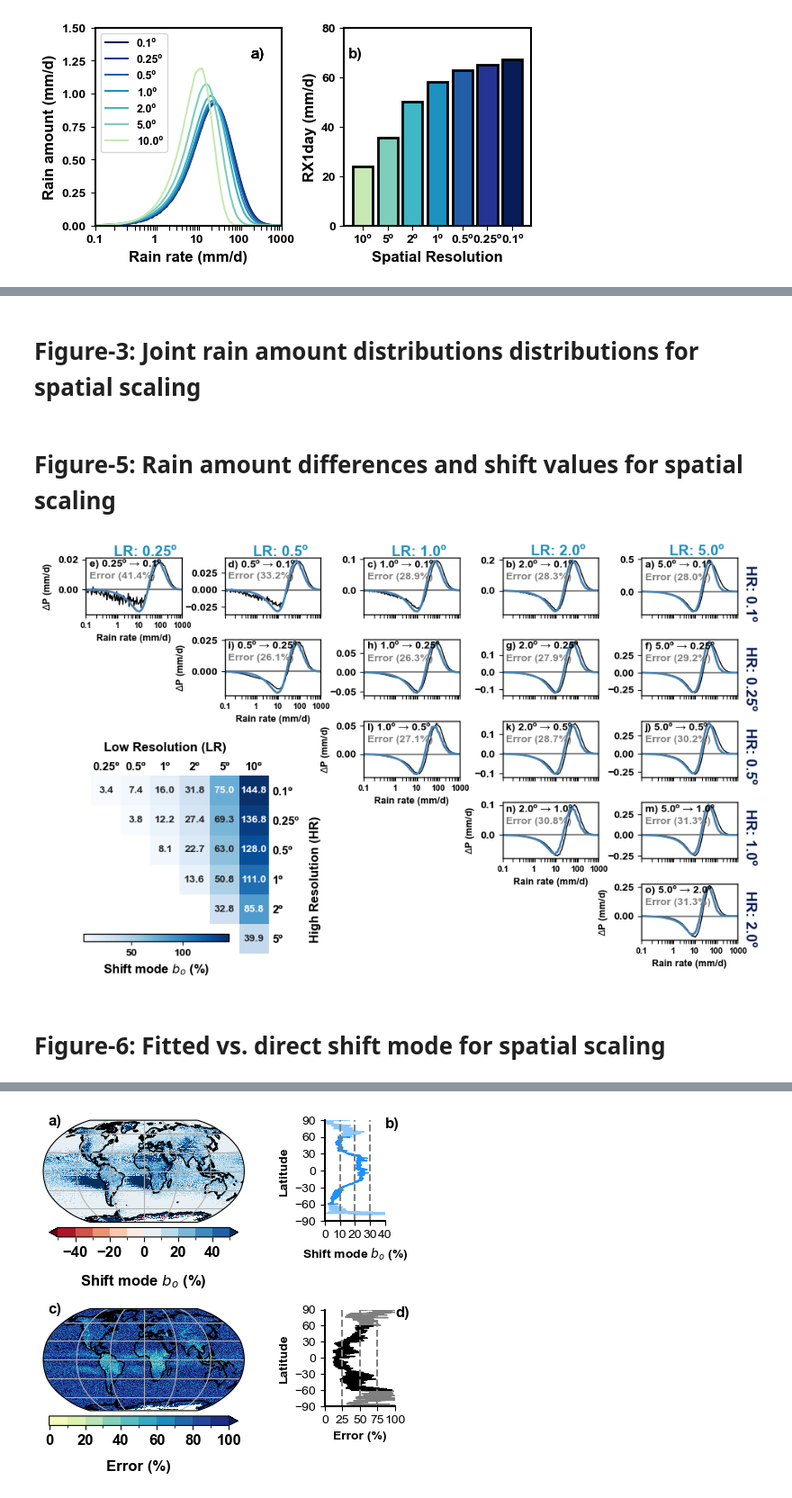
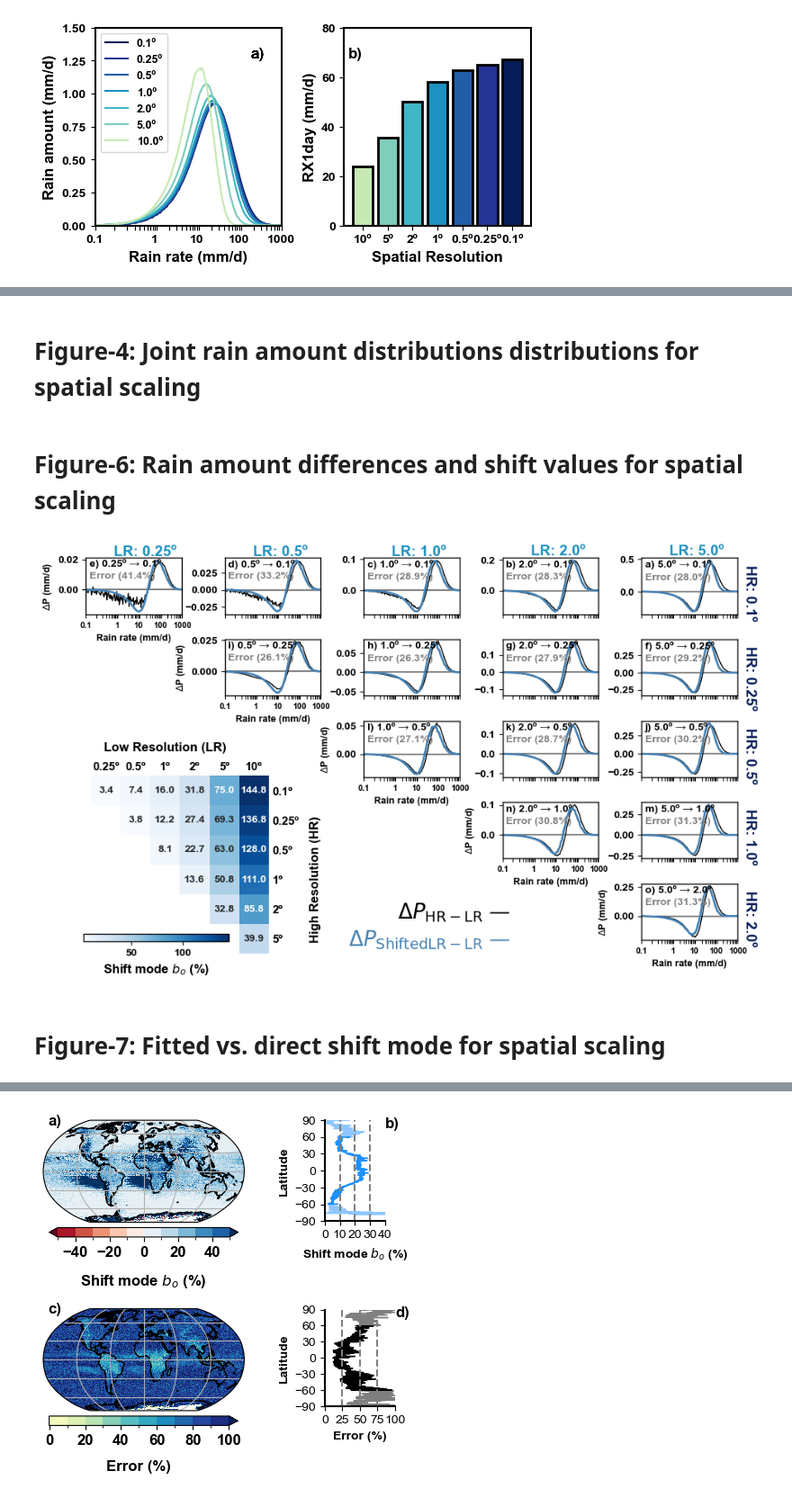
Before and after one commit to akshayrajeev1/precip-scaling-obs, a Jupyter notebook: notebooks/Note01_mainfigures.ipynb, the cells around one changed output, grey strips where cells are left out. Shown at 90% size. Saved outputs shown, nothing was run; the diff lists cells and outputs as text; code cells hidden in the pictures.

Commit message:
updated scripts, notebooks, figure order and frogs dist data

```diff
--- a/notebooks/Note01_mainfigures.ipynb
+++ b/notebooks/Note01_mainfigures.ipynb
@@ -91,6 +91,13 @@ def calcbo(LRdist,HRdist,bincrates):
     pamtbo[1:] = np.interp(xp - b, xp, LRdist[1:])
     err=100*np.nansum(np.abs(pamtbo[2:]-HRdist[2:]))/np.nansum(np.abs(dpamt[2:]))
     return (bo, pamtbo, err)
+# %%
+def rainpeak(HRdist,bincrates):
+    scH=np.cumsum(HRdist)/np.sum(HRdist)
+    p = 0.5
+    rpeak = np.interp(p, scH, bincrates)
+
+    return (rpeak)
 # %%
 def shiftcalc(LRdist,HRdist,bincrates):
 
@@ -234,0 +244,12 @@ filename='./../figs/fig2_rain_amount.pdf'
+# %%
+res=[10,25,50,100,200,500,1000]
+
+for i in range(0,len(res)):
+    if i==0:
+        data1= xr.open_dataset('./../data/spatial/dist_data/raindist_data_'+str(res[i])+'_25km.nc')## Reading in data. Current structure is that the high resolution distribution is available in both input files.
+        pamt = data1.pamtH[1:].values ## rain amount of HR dataset
+    else:
+        data1= xr.open_dataset('./../data/spatial/dist_data/raindist_data_10_'+str(res[i])+'km.nc')
+        pamt= data1.pamtL[1:].values ## rain amount of LR dataset
+    rpeak=rainpeak(pamt,bincrates)
+    print('Rain peak for '+str(res[i])+' km: '+str(rpeak))
@@ -235,5 +264,5 @@ filename='./../figs/fig2_rain_amount.pdf'
 # %% [markdown]
-# Figure-3: Joint rain amount distributions distributions for spatial scaling
+# Figure-4: Joint rain amount distributions distributions for spatial scaling
 # %%
 otn=np.linspace(1,9,9)
 xtickrates=np.append(0,otn*.1)
@@ -377,7 +409,7 @@ filename='./../figs/fig3_joint_dist.pdf'
 plt.savefig(filename, format="pdf", bbox_inches="tight",dpi=300)
 plt.close()
 # %% [markdown]
-# Figure-5: Rain amount differences and shift values for spatial scaling
+# Figure-6: Rain amount differences and shift values for spatial scaling
 # %%
 ## Calculating bo
 otn=np.linspace(1,9,9)
@@ -492,7 +524,8 @@ for i in range(0,len(res)):
         pl=pl+1
         if res[ii]==res[-1]:
             n=n+(i+1)
-
+fig.text(0.7, 0.3, '$\\Delta P_{\\mathrm{HR-LR}}$ —', rotation=0, va='center', ha='right', fontsize=20, fontweight='bold',color='black')
+fig.text(0.7, 0.25, '$\\Delta P_{\\mathrm{Shifted LR - LR}}$ —', rotation=0, va='center', ha='right', fontsize=20, fontweight='bold',color='steelblue')
 res=[ 1000, 500, 200, 100,50, 25, 10]
 shift_matrix = np.full((len(res), len(res)), np.nan)
 for i in range(0,len(res)):
@@ -548,37 +581,39 @@ for label in cbar.ax.get_xticklabels():  # for horizontal
 for spine in cbar.ax.spines.values():
     spine.set_linewidth(1)
     spine.set_edgecolor('black')
 
 # Enable top x-axis and left y-axis ticks
 ax2.xaxis.tick_top()
 ax2.yaxis.tick_left()
 
 # Ensure tick labels are shown
 ax2.tick_params(
     top=True, labeltop=True,
     left=False, labelleft=False,
     bottom=False, labelbottom=False,
     right=True, labelright=True,
     length=0  # Hides the tick lines
 )
 
 # Set bold and fontsize for tick labels
 plt.setp(ax2.get_xticklabels(), fontsize=11, fontweight='bold')
 plt.setp(ax2.get_yticklabels(), fontsize=11, rotation=0,fontweight='bold')
 ax2.set_xlabel('Low Resolution (LR)', fontsize=12, fontweight='bold', labelpad=10)
 ax2.xaxis.set_label_position('top')
 ax2.set_ylabel('High Resolution (HR)', fontsize=12, fontweight='bold', labelpad=10)
 ax2.yaxis.set_label_position('right')
 plt.ylabel('High Resolution (HR)', fontsize=12, fontweight='bold')
+
+
 #plt.setp(ax2.get_xticklabels(), fontsize=10, fontweight='bold')
 #plt.setp(ax2.get_yticklabels(), rotation=360, fontsize=10, fontweight='bold')
-filename='./../figs/fig5_rain_diff.pdf'
+filename='./../figs/fig6_rain_diff.pdf'
 #plt.savefig(filename, format="pdf", bbox_inches="tight",dpi=300)
 #plt.close()
 # %% [output]
-[figure, old version]
+[figure, new version]
 # %% [markdown]
-# Figure-6: Fitted vs. direct shift mode for spatial scaling
+# Figure-7: Fitted vs. direct shift mode for spatial scaling
 # %%
 res=[10,25,50,100,200,500,1000]
 n=0
```
Also changed, not shown: parts of 14 cells of this notebook, 49 other files.
